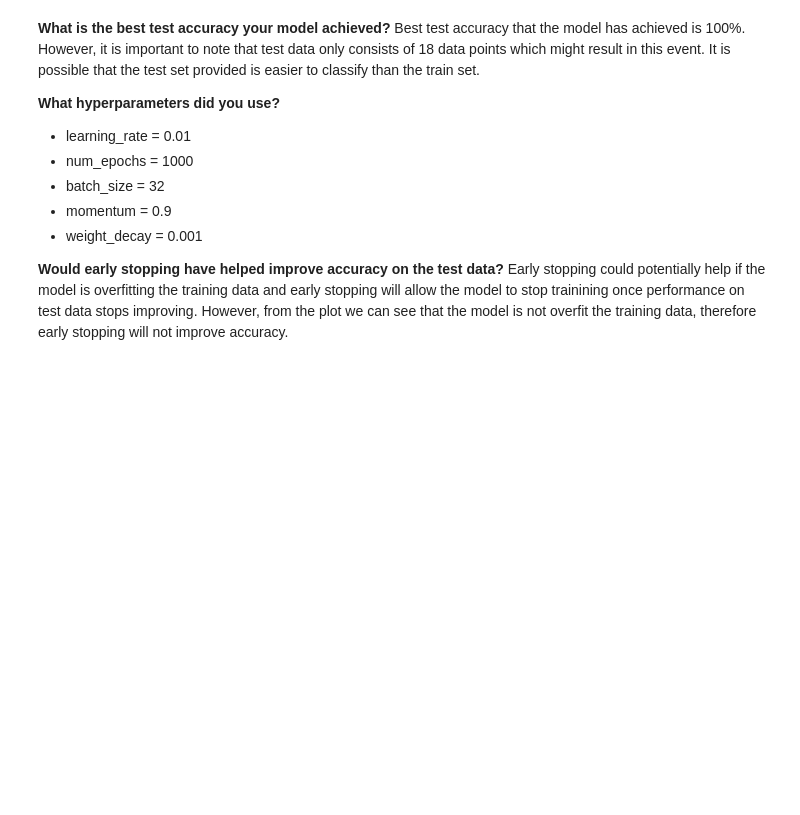
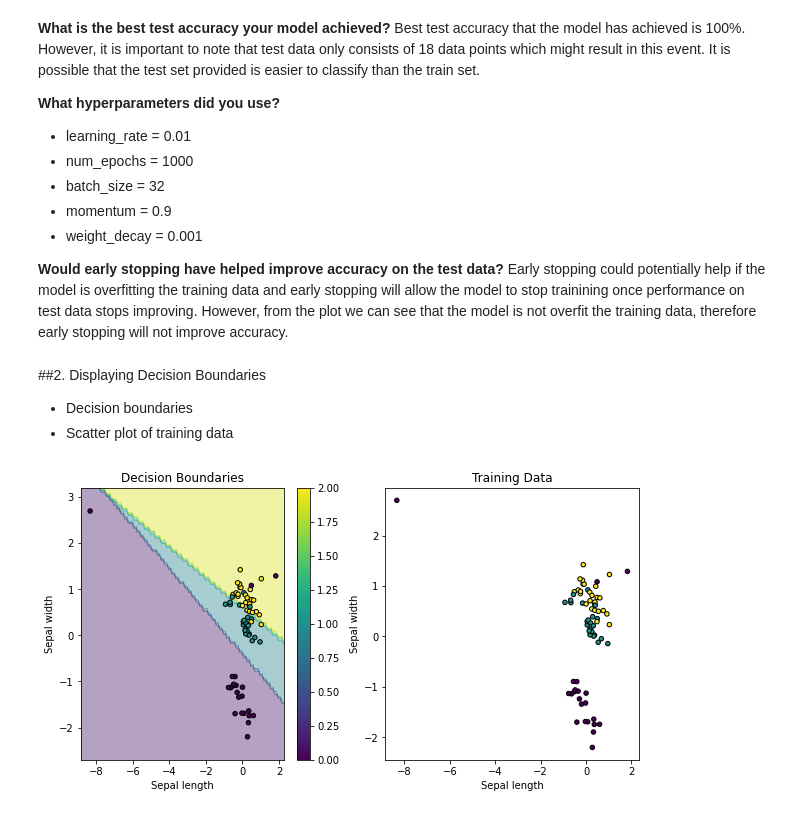
Before and after one commit to anastasiarenata1/deeplearning, a Jupyter notebook: LNN_with_Numpy_and_Softmax_Classifier.ipynb, the cells around one changed output. Saved outputs shown, nothing was run; the diff lists cells and outputs as text; code cells hidden in the pictures; blank space fills up the shorter version.

```diff
--- a/LNN_with_Numpy_and_Softmax_Classifier.ipynb
+++ b/LNN_with_Numpy_and_Softmax_Classifier.ipynb
@@ -770,3 +769,33 @@ Best test accuracy that the model has achieved is 100%. However, it is important
 * weight_decay = 0.001
 
 **Would early stopping have helped improve accuracy on the test data?** Early stopping could potentially help if the model is overfitting the training data and early stopping will allow the model to stop trainining once performance on test data stops improving. However, from the plot we can see that the model is not overfit the training data, therefore early stopping will not improve accuracy.
+# %% [markdown]
+##2. Displaying Decision Boundaries
+* Decision boundaries
+* Scatter plot of training data
+# %%
+import matplotlib.pyplot as plt
+# Display decision boundaries
+x_min, x_max = X_train[:, 0].min() - 0.5, X_train[:, 0].max() + 0.5
+y_min, y_max = X_train[:, 1].min() - 0.5, X_train[:, 1].max() + 0.5
+xx, yy = np.meshgrid(np.arange(x_min, x_max, 0.1), np.arange(y_min, y_max, 0.1))
+Z = np.argmax(softmax(np.dot(np.c_[xx.ravel(), yy.ravel()], W) + b), axis=1)
+Z = Z.reshape(xx.shape)
+plt.figure(figsize=(10, 5))
+plt.subplot(1, 2, 1)
+plt.contourf(xx, yy, Z, alpha=0.4)
+plt.scatter(X_train[:, 0], X_train[:, 1], c=y_train, s=20, edgecolor='k')
+plt.title("Decision Boundaries")
+plt.xlabel("Sepal length")
+plt.ylabel("Sepal width")
+plt.colorbar()
+
+# Generate scatter plot of the training data with labels
+plt.subplot(1, 2, 2)
+plt.scatter(X_train[:, 0], X_train[:, 1], c=y_train, s=20, edgecolor='k')
+plt.title("Training Data")
+plt.xlabel("Sepal length")
+plt.ylabel("Sepal width")
+plt.show()
+# %% [output]
+[figure, added]
```
Also changed, not shown: parts of 1 cell of this notebook.
